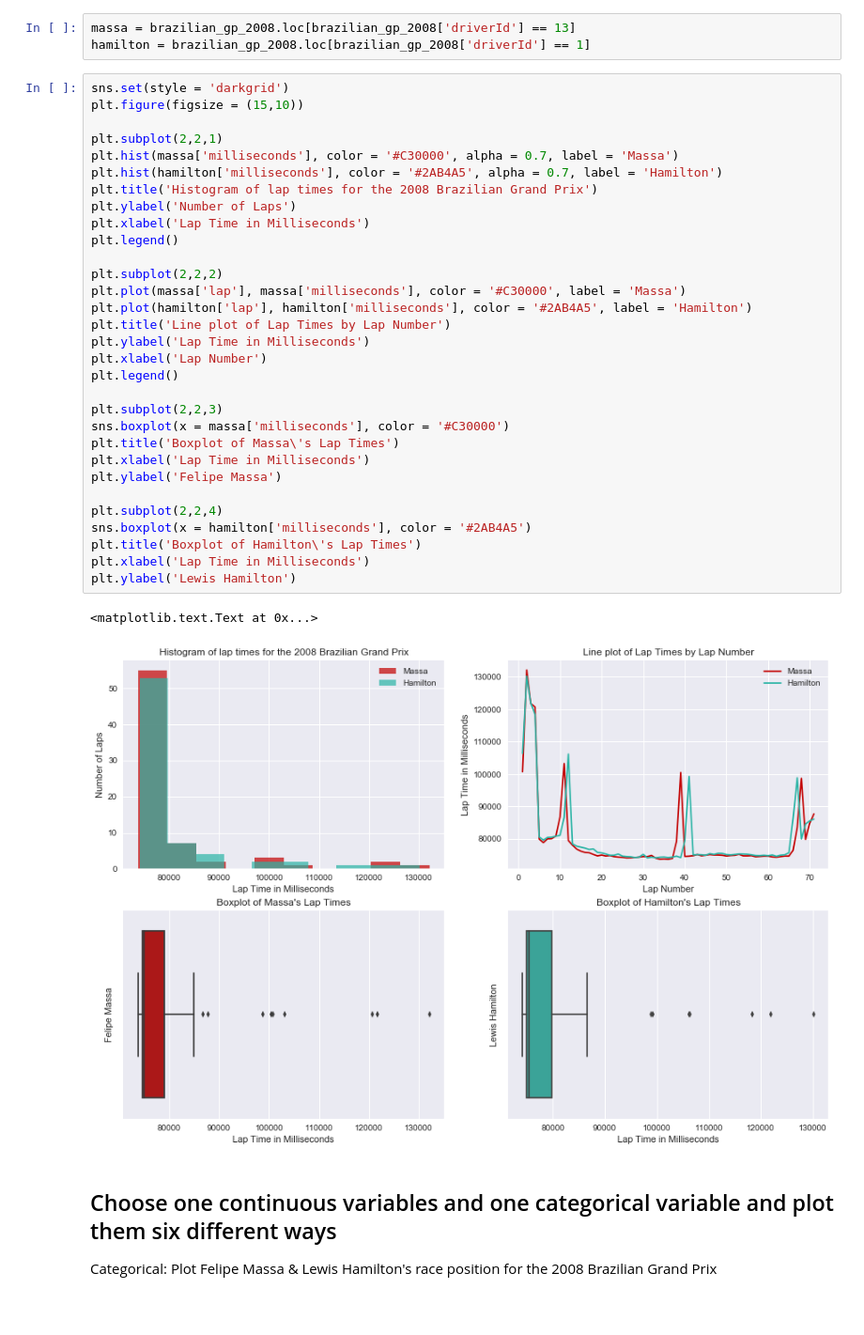
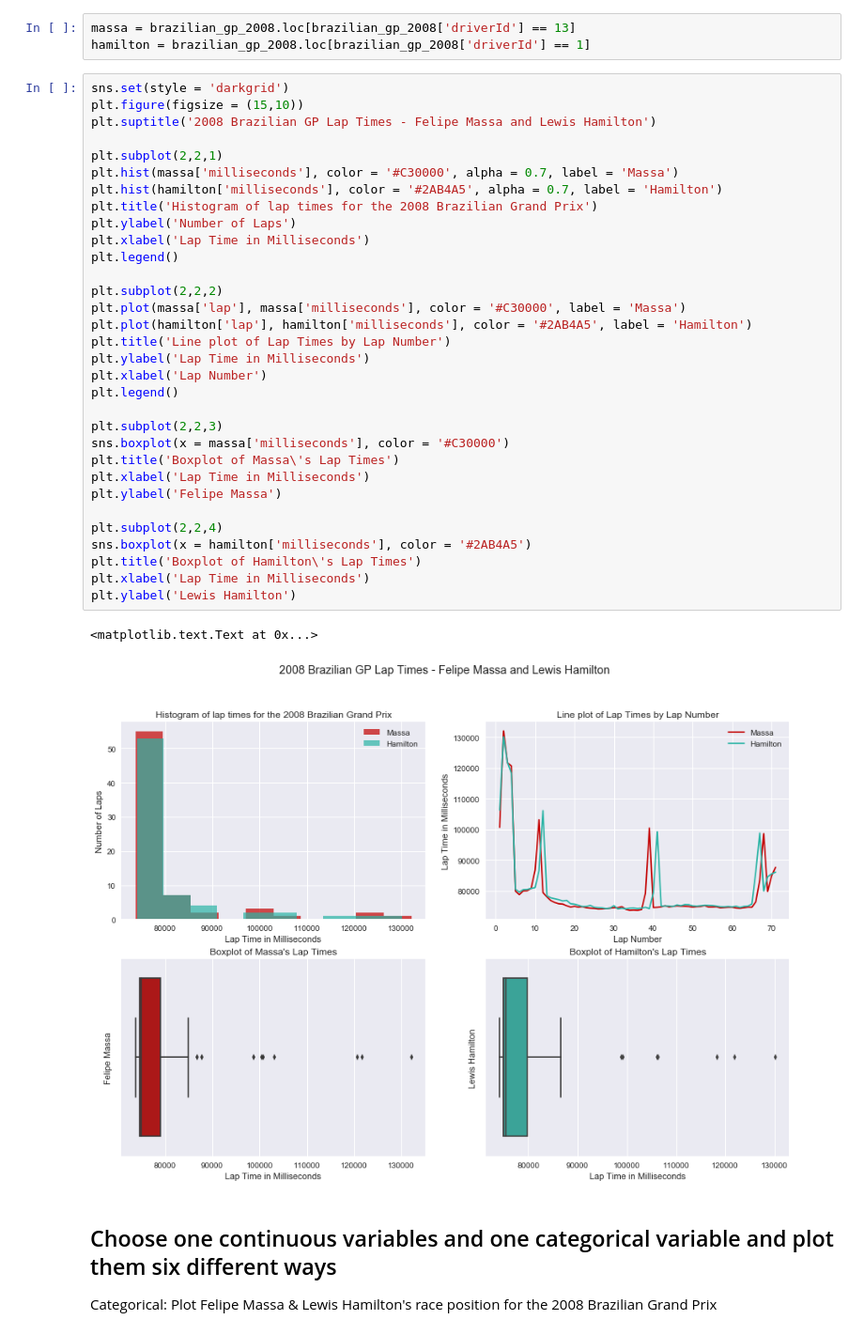
Before and after one commit to brianmcguckin/thinkful_data_science, a Jupyter notebook: drill_present_the_same_data_multiple_ways.ipynb, the cells around one changed output. Shown at 94% size. Saved outputs shown, nothing was run; the diff lists cells and outputs as text; blank space fills up the shorter version.

```diff
--- a/drill_present_the_same_data_multiple_ways.ipynb
+++ b/drill_present_the_same_data_multiple_ways.ipynb
@@ -82,37 +83,38 @@ hamilton = brazilian_gp_2008.loc[brazilian_gp_2008['driverId'] == 1]
 # %%
 sns.set(style = 'darkgrid')
 plt.figure(figsize = (15,10))
+plt.suptitle('2008 Brazilian GP Lap Times - Felipe Massa and Lewis Hamilton')
 
 plt.subplot(2,2,1)
 plt.hist(massa['milliseconds'], color = '#C30000', alpha = 0.7, label = 'Massa')
 plt.hist(hamilton['milliseconds'], color = '#2AB4A5', alpha = 0.7, label = 'Hamilton')
 plt.title('Histogram of lap times for the 2008 Brazilian Grand Prix')
 plt.ylabel('Number of Laps')
 plt.xlabel('Lap Time in Milliseconds')
 plt.legend()
 
 plt.subplot(2,2,2)
 plt.plot(massa['lap'], massa['milliseconds'], color = '#C30000', label = 'Massa')
 plt.plot(hamilton['lap'], hamilton['milliseconds'], color = '#2AB4A5', label = 'Hamilton')
 plt.title('Line plot of Lap Times by Lap Number')
 plt.ylabel('Lap Time in Milliseconds')
 plt.xlabel('Lap Number')
 plt.legend()
 
 plt.subplot(2,2,3)
 sns.boxplot(x = massa['milliseconds'], color = '#C30000')
 plt.title('Boxplot of Massa\'s Lap Times')
 plt.xlabel('Lap Time in Milliseconds')
 plt.ylabel('Felipe Massa')
 
 plt.subplot(2,2,4)
 sns.boxplot(x = hamilton['milliseconds'], color = '#2AB4A5')
 plt.title('Boxplot of Hamilton\'s Lap Times')
 plt.xlabel('Lap Time in Milliseconds')
 plt.ylabel('Lewis Hamilton')
 # %% [output]
 <matplotlib.text.Text at 0x...>
-[figure, old version]
+[figure, new version]
 # %% [markdown]
 ## Choose one continuous variables and one categorical variable and plot them six different ways
 Categorical: Plot Felipe Massa & Lewis Hamilton's race position for the 2008 Brazilian Grand Prix
```
Also changed, not shown: parts of 2 cells of this notebook.
